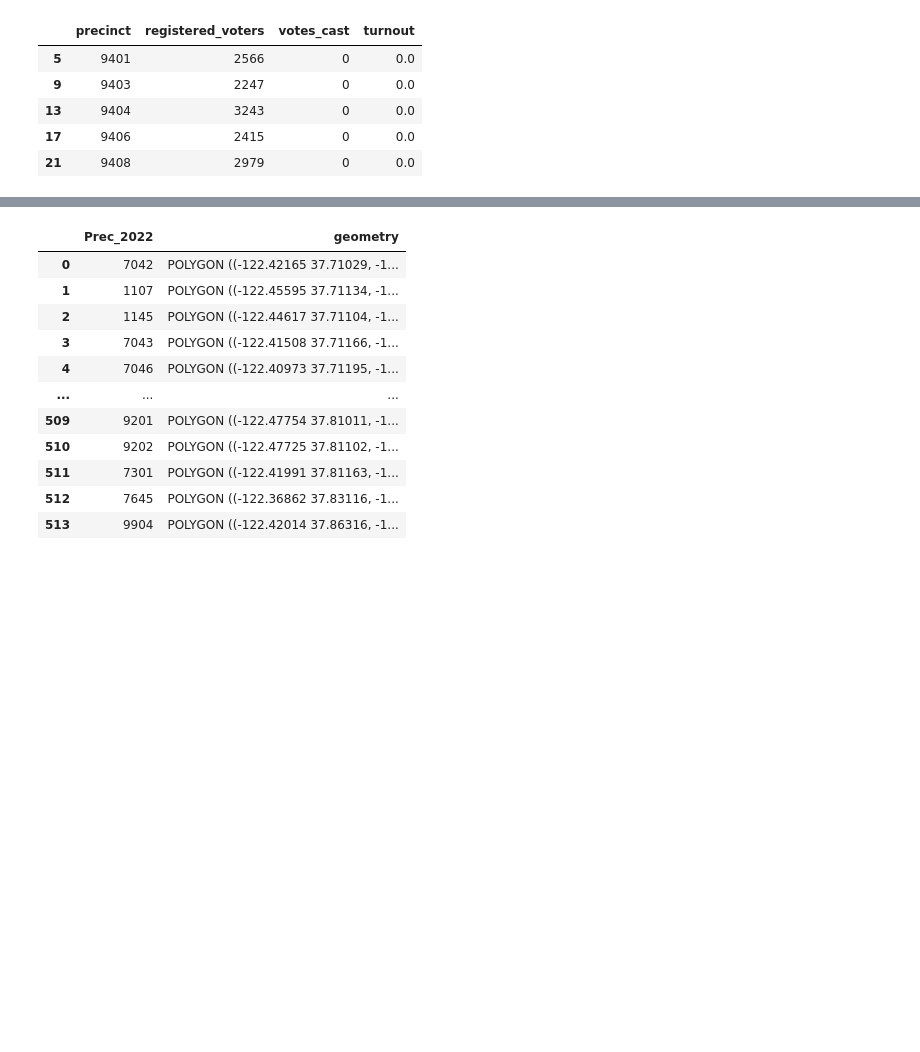
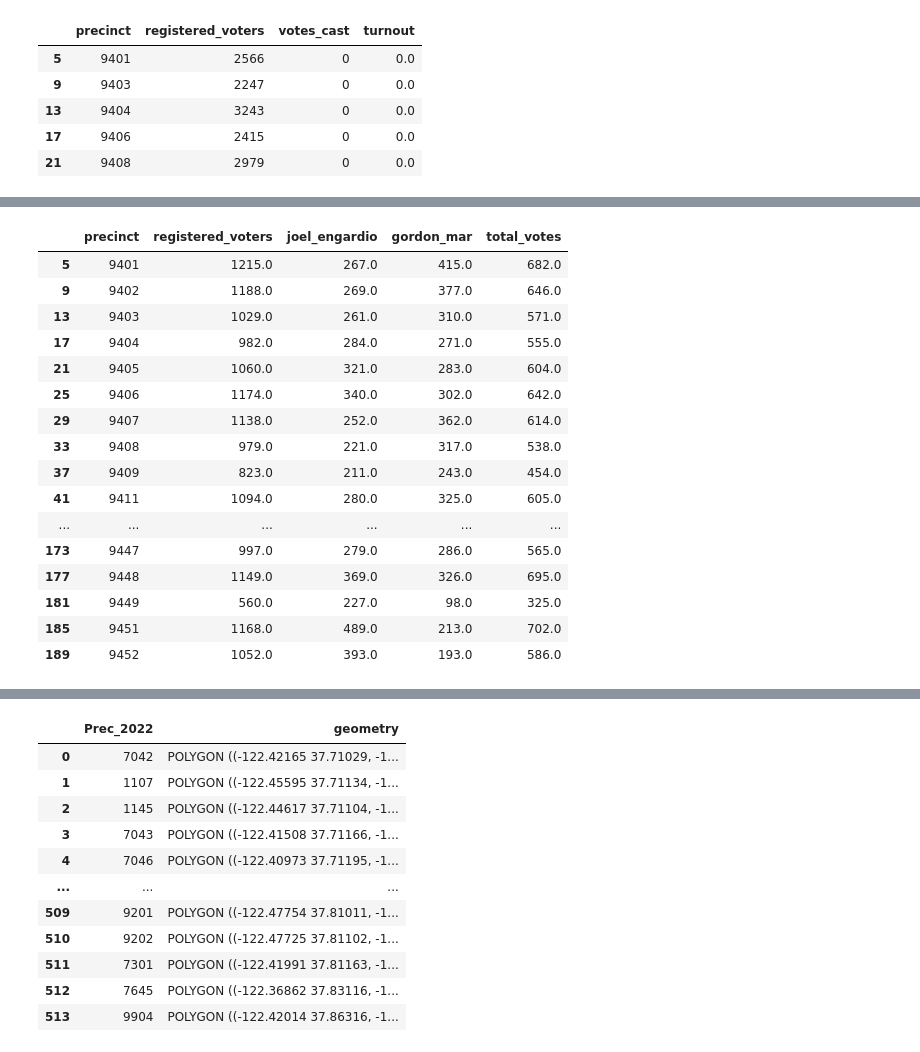
Before and after one commit to MissionLocal/2025-special-election-results, a Jupyter notebook: read_results.ipynb, the cells around one changed output, grey strips where cells are left out. Cells and saved outputs as stored; diff of their text form; code cells hidden in the pictures; blank space fills up the shorter version.

```diff
--- a/read_results.ipynb
+++ b/read_results.ipynb
@@ -224,0 +232,4 @@ dfTurnout
+# %%
+url = 'https://www.sfelections.org/results/20221108/data/20221201/sov.xlsx'
+# %%
+response = requests.get(url)
@@ -224,0 +288,20 @@ dfTurnout
+# %%
+dfd4
+# %% [output]
+|  | precinct | registered_voters | joel_engardio | gordon_mar | total_votes |
+| 5 | 9401 | 1215.0 | 267.0 | 415.0 | 682.0 |
+| 9 | 9402 | 1188.0 | 269.0 | 377.0 | 646.0 |
+| 13 | 9403 | 1029.0 | 261.0 | 310.0 | 571.0 |
+| 17 | 9404 | 982.0 | 284.0 | 271.0 | 555.0 |
+| 21 | 9405 | 1060.0 | 321.0 | 283.0 | 604.0 |
+| 25 | 9406 | 1174.0 | 340.0 | 302.0 | 642.0 |
+| 29 | 9407 | 1138.0 | 252.0 | 362.0 | 614.0 |
+| 33 | 9408 | 979.0 | 221.0 | 317.0 | 538.0 |
+| 37 | 9409 | 823.0 | 211.0 | 243.0 | 454.0 |
+| 41 | 9411 | 1094.0 | 280.0 | 325.0 | 605.0 |
+| ... | ... | ... | ... | ... | ... |
+| 173 | 9447 | 997.0 | 279.0 | 286.0 | 565.0 |
+| 177 | 9448 | 1149.0 | 369.0 | 326.0 | 695.0 |
+| 181 | 9449 | 560.0 | 227.0 | 98.0 | 325.0 |
+| 185 | 9451 | 1168.0 | 489.0 | 213.0 | 702.0 |
+| 189 | 9452 | 1052.0 | 393.0 | 193.0 | 586.0 |
```
Also changed, not shown: parts of 25 cells of this notebook, 7 other files.
